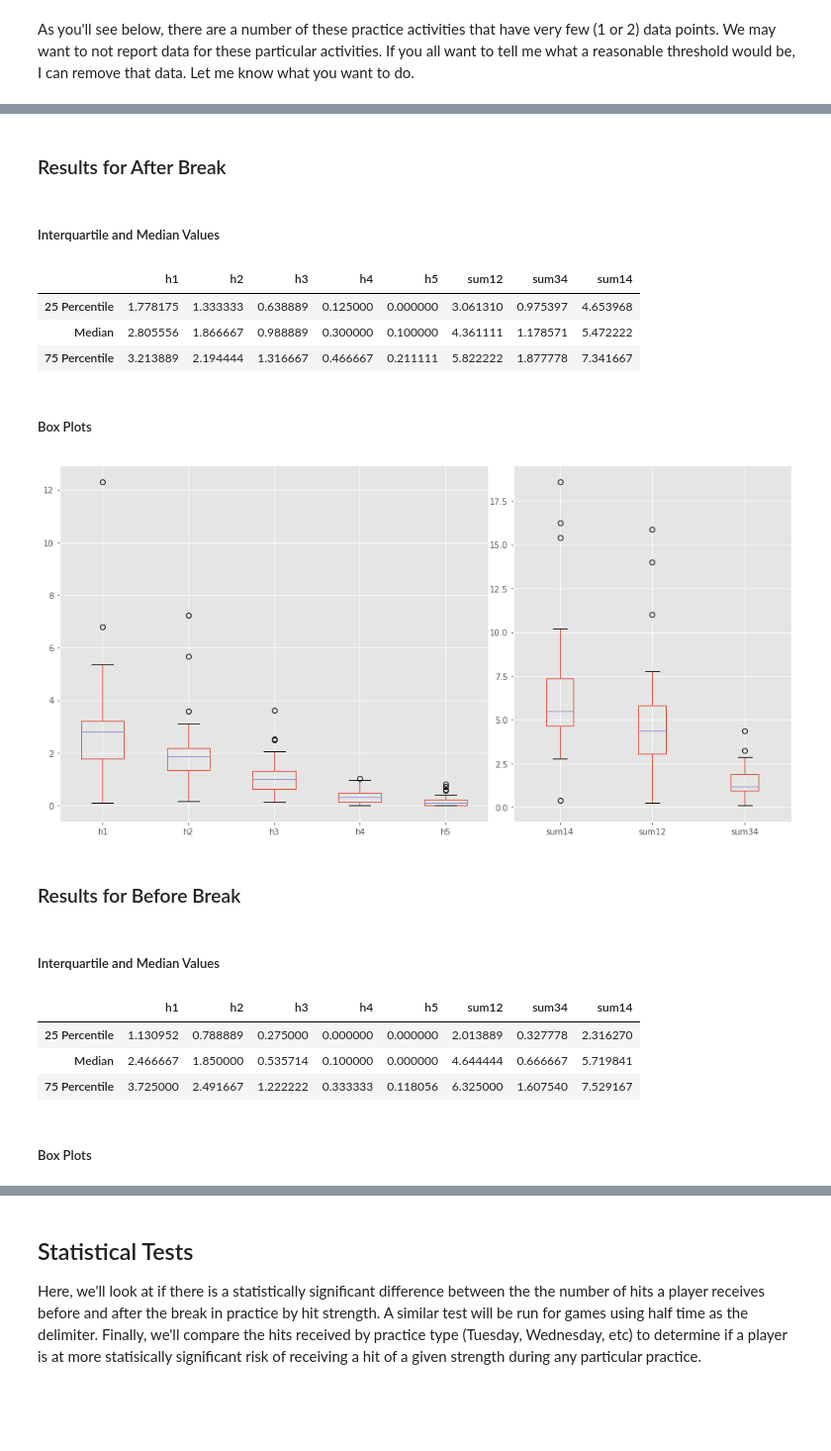
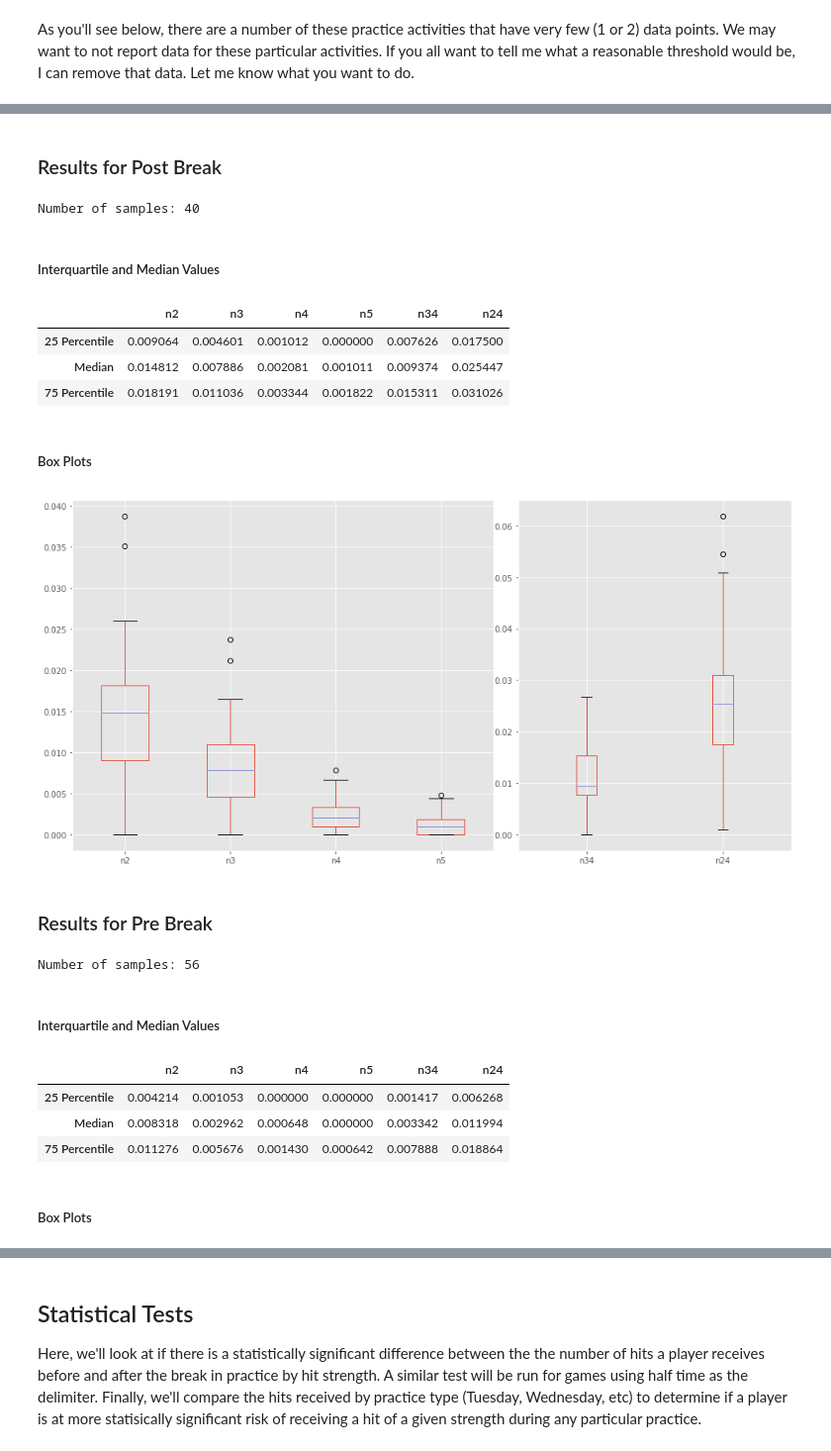
Before and after one commit to smhilde/ut_hits, a Jupyter notebook: ACC Aim 1 Description of Hit Exposure.ipynb, the cells around one changed output, grey strips where cells are left out. Shown at 99% size. Drawn from its saved outputs; the diff is of its cells as text; code cells hidden in the pictures; blank space fills up the shorter version.

```diff
--- a/ACC Aim 1 Description of Hit Exposure.ipynb
+++ b/ACC Aim 1 Description of Hit Exposure.ipynb
@@ -30,4 +34,6 @@ df_per_position.head()
 # %%
-df_per_activity = pd.read_csv('compiled_by_activity.csv', index_col=0)
+df_per_activity = (pd.read_csv('compiled_by_activity.csv', index_col=0)
+                     .assign(date=lambda x: pd.to_datetime(x.date))
+                     .set_index('date'))
 df_per_activity.head()
 # %% [output]
@@ -253,7 +258,7 @@ hits_by_type.groupby(['player', 'type']).aggregate(np.median)
 Note that the safety position does not have data for the wed/thurs practice type. This occurs because by this time no safeties (with instrumented helmets) were practicing.
 # %%
 grps = (practices
-         .groupby(['event', 'type', 'player'], as_index=False)[['h1', 'h2', 'h3', 'h4', 'h5', 'sum14']]
+         .groupby(['event', 'type', 'player'], as_index=False)[['h2', 'h3', 'h4', 'h5', 'sum24']]
          .sum()
          .groupby(['player']))
 
@@ -270,9 +275,9 @@ for name, grp in grps:
         printmd('##### Box Plots')
         fig = plt.figure(figsize=(16, 8))
         plt.subplot2grid((1,3), (0,0), colspan=2)
-        g[['h1', 'h2', 'h3', 'h4', 'h5']].boxplot()
+        g[['h2', 'h3', 'h4', 'h5']].boxplot()
         plt.subplot2grid((1,3), (0,2))
-        g[['sum14']].boxplot()
+        g[['sum24']].boxplot()
         plt.show()
 # %% [output]
 ### Results for Cornerback, Practice Type: Camp
@@ -327,7 +334,9 @@ This question is similar to question 3, only this time looking for exposure base
 As you'll see below, there are a number of these practice activities that have very few (1 or 2) data points. We may want to not report data for these particular activities. If you all want to tell me what a reasonable threshold would be, I can remove that data. Let me know what you want to do.
 # %%
 grps = (df_per_activity[df_per_activity.type != 'game']
-          .groupby(['event', 'activity'], as_index=False)[['h1', 'h2', 'h3', 'h4', 'h5', 'sum14']]
+          .drop(df_per_activity['2017-08-29'].index)
+          .drop(df_per_activity['2017-10-04'].index)
+          .groupby(['event', 'activity'], as_index=False)[['h2', 'h3', 'h4', 'h5', 'sum24']]
           .sum()
           .groupby(['activity']))
 for name, grp in grps:
@@ -342,9 +351,9 @@ for name, grp in grps:
     printmd('##### Box Plots')
     fig = plt.figure(figsize=(16, 8))
     plt.subplot2grid((1,3), (0,0), colspan=2)
-    grp[['h1', 'h2', 'h3', 'h4', 'h5']].boxplot()
+    grp[['h2', 'h3', 'h4', 'h5']].boxplot()
     plt.subplot2grid((1,3), (0,2))
-    grp[['sum14']].boxplot()
+    grp[['sum24']].boxplot()
     plt.show()
 # %% [output]
 ### Results for 1On1
@@ -388,0 +382,8 @@ df_per_activity['sum34'] = (df_per_activity.h3
+# %%
+df = pd.read_csv('compiled_by_event_time.csv', index_col='day', parse_dates=True)
+
+(df[df.event_type != 'game']
+     .groupby(['event', 'before_break'], as_index=False)[['n2', 'n3', 'n4', 'n5', 'n34', 'n24']]
+     .sum()
+     .groupby(['before_break'])
+     .aggregate(np.median))
@@ -389,39 +395,38 @@ df_per_activity['sum34'] = (df_per_activity.h3
 # %%
-grps = (df_per_activity[df_per_activity.type != 'game']
-     .groupby(['event', 'before_break'], as_index=False)[['h1', 'h2', 'h3', 'h4', 'h5', 'sum12', 'sum34', 'sum14']]
+grps = (df[df.event_type != 'game']
+     .groupby(['event', 'before_break'], as_index=False)[['n2', 'n3', 'n4', 'n5', 'n34', 'n24']]
      .sum()
      .groupby(['before_break']))
 for name, grp in grps:
-    if name:
-        name = 'Before Break'
-    else:
-        name = 'After Break'
-    printmd('### Results for {}'.format(name.title()))
+    printmd('### Results for {} Break'.format(name.title()))
+    print("Number of samples: {}".format(grp.shape[0]))
     # Give the median and interquartile ranges
     printmd('##### Interquartile and Median Values')
-    dat = grp[['h1', 'h2', 'h3', 'h4', 'h5', 'sum12', 'sum34', 'sum14']].quantile([0.25, 0.50, 0.75])
+    dat = grp[['n2', 'n3', 'n4', 'n5', 'n34', 'n24']].quantile([0.25, 0.50, 0.75])
     dat.index = pd.Index(['25 Percentile', 'Median', '75 Percentile'])
     display(dat)
     printmd('##### Box Plots')
     fig = plt.figure(figsize=(16, 8))
     plt.subplot2grid((1,5), (0,0), colspan=3)
-    grp[['h1', 'h2', 'h3', 'h4', 'h5']].boxplot()
+    grp[['n2', 'n3', 'n4', 'n5']].boxplot()
     plt.subplot2grid((1,5), (0,3), colspan=3)
-    grp[['sum14', 'sum12', 'sum34']].boxplot()
+    grp[['n34', 'n24']].boxplot()
     plt.show()
 # %% [output]
-### Results for After Break
+### Results for Post Break
+Number of samples: 40
 ##### Interquartile and Median Values
-|  | h1 | h2 | h3 | h4 | h5 | sum12 | sum34 | sum14 |
-| 25 Percentile | 1.778175 | 1.333333 | 0.638889 | 0.125000 | 0.000000 | 3.061310 | 0.975397 | 4.653968 |
-| Median | 2.805556 | 1.866667 | 0.988889 | 0.300000 | 0.100000 | 4.361111 | 1.178571 | 5.472222 |
-| 75 Percentile | 3.213889 | 2.194444 | 1.316667 | 0.466667 | 0.211111 | 5.822222 | 1.877778 | 7.341667 |
+|  | n2 | n3 | n4 | n5 | n34 | n24 |
+| 25 Percentile | 0.009064 | 0.004601 | 0.001012 | 0.000000 | 0.007626 | 0.017500 |
+| Median | 0.014812 | 0.007886 | 0.002081 | 0.001011 | 0.009374 | 0.025447 |
+| 75 Percentile | 0.018191 | 0.011036 | 0.003344 | 0.001822 | 0.015311 | 0.031026 |
 ##### Box Plots
-[figure, old version]
+[figure, new version]
-### Results for Before Break
+### Results for Pre Break
+Number of samples: 56
 ##### Interquartile and Median Values
-|  | h1 | h2 | h3 | h4 | h5 | sum12 | sum34 | sum14 |
-| 25 Percentile | 1.130952 | 0.788889 | 0.275000 | 0.000000 | 0.000000 | 2.013889 | 0.327778 | 2.316270 |
-| Median | 2.466667 | 1.850000 | 0.535714 | 0.100000 | 0.000000 | 4.644444 | 0.666667 | 5.719841 |
-| 75 Percentile | 3.725000 | 2.491667 | 1.222222 | 0.333333 | 0.118056 | 6.325000 | 1.607540 | 7.529167 |
+|  | n2 | n3 | n4 | n5 | n34 | n24 |
+| 25 Percentile | 0.004214 | 0.001053 | 0.000000 | 0.000000 | 0.001417 | 0.006268 |
+| Median | 0.008318 | 0.002962 | 0.000648 | 0.000000 | 0.003342 | 0.011994 |
+| 75 Percentile | 0.011276 | 0.005676 | 0.001430 | 0.000642 | 0.007888 | 0.018864 |
 ##### Box Plots
```
Also changed, not shown: parts of 48 cells of this notebook, 18 other files.
